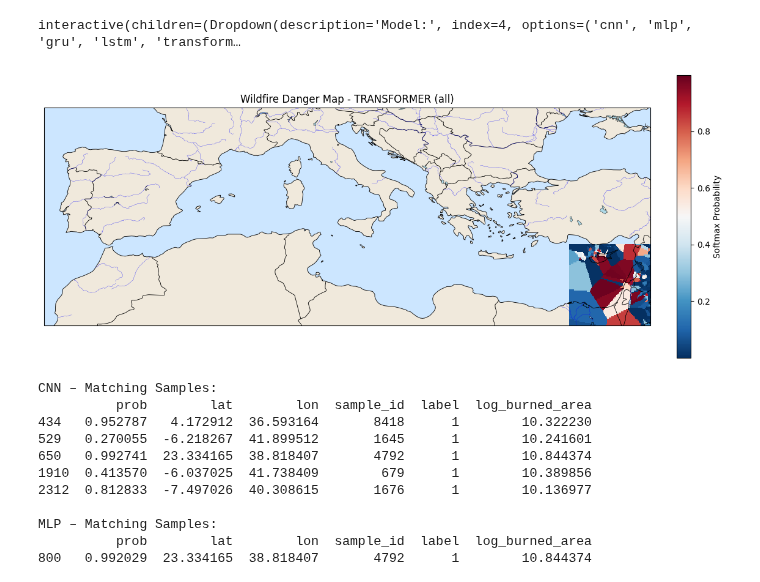
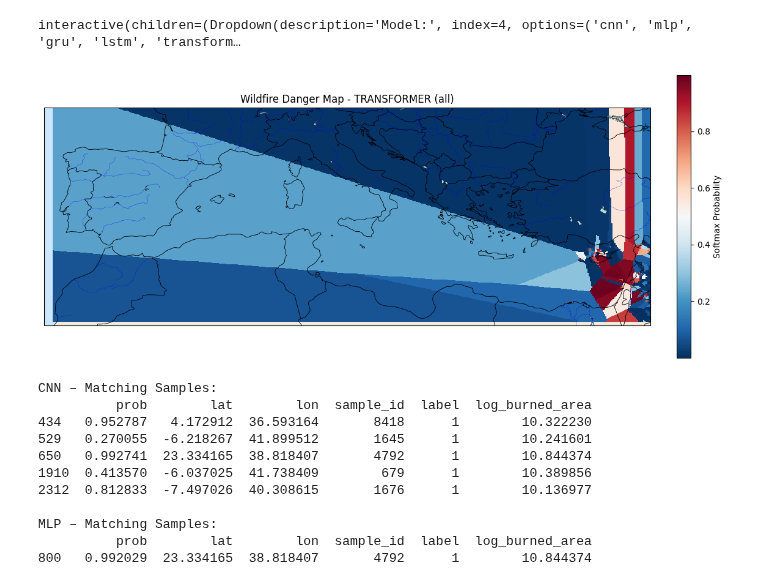
Before and after one commit to paulinebecker2002/mesogeos, a Jupyter notebook: outputs/softmax_outputs_plots.ipynb, the cells around one changed output. Saved outputs shown, nothing was run; the diff lists cells and outputs as text; code cells hidden in the pictures.

```diff
--- a/outputs/softmax_outputs_plots.ipynb
+++ b/outputs/softmax_outputs_plots.ipynb
@@ -136,7 +136,7 @@ def plot_softmax_map(model, label_filter):
                   crs=ccrs.PlateCarree())
 
     # Basemap
-    ax.add_feature(cfeature.LAND.with_scale('50m'), facecolor='#f0e9dc')
+    ax.add_feature(cfeature.LAND.with_scale('50m'), facecolor='#ffffff') #f0e9dc
     ax.add_feature(cfeature.OCEAN.with_scale('50m'), facecolor='#cce6ff')
     ax.add_feature(cfeature.BORDERS.with_scale('50m'), linewidth=0.6)
     ax.add_feature(cfeature.COASTLINE.with_scale('50m'), linewidth=0.6)
@@ -146,7 +146,7 @@ def plot_softmax_map(model, label_filter):
     sc = ax.scatter(
         data["lat"], data["lon"],
         c=data["prob"],
-        cmap='Spectral_r', #Spectral_r, turbo, RdBu_r
+        cmap='RdBu_r', #Spectral_r, turbo, RdBu_r
         s=5, alpha=0.8,
         vmin=df["prob"].min(), vmax=df["prob"].max(),
         transform=ccrs.PlateCarree()
@@ -185,8 +185,15 @@ def plot_softmax_map(model, label_filter):
 
     grid_lon = np.linspace(data["lon"].min(), data["lon"].max(), 500)  # X-Achse
     grid_lat = np.linspace(data["lat"].min(), data["lat"].max(), 500)  # Y-Achse
+    #grid_lon, grid_lat = np.meshgrid(grid_lon, grid_lat)
+
+    lon_min, lon_max = -10, 40    # z. B. von Spanien bis Türkei
+    lat_min, lat_max = 30, 50     # z. B. Nordafrika bis Mitteleuropa
+
+    # Schritt 2: Regelmäßiges Raster in diesem Bereich erzeugen
+    grid_lon = np.linspace(lon_min, lon_max, 500)
+    grid_lat = np.linspace(lat_min, lat_max, 500)
     grid_lon, grid_lat = np.meshgrid(grid_lon, grid_lat)
-
 
     # Interpolation
     grid_prob = griddata(
@@ -196,7 +203,6 @@ def plot_softmax_map(model, label_filter):
         method='nearest'  # 'linear' oder 'cubic' können auch verwendet werden
     )
 
-    # NaN maskieren (optional, empfohlen)
     masked_prob = np.ma.masked_invalid(grid_prob)
 
     fig = plt.figure(figsize=(14, 6))
@@ -228,9 +234,9 @@ def plot_softmax_map(model, label_filter):
     plt.title(f"Wildfire Danger Map - {model.upper()} ({label_filter})")
     plt.show()
 # %%
-plot_softmax_map1("transformer", "all")
+plot_softmax_map("transformer", "all")
 # %% [output]
-[figure, old version]
+[figure, new version]
 # %%
 sample_ids = [4792, 679, 8418, 1645, 1676]
 
```
Also changed, not shown: parts of 1 cell of this notebook, 9 other files.
